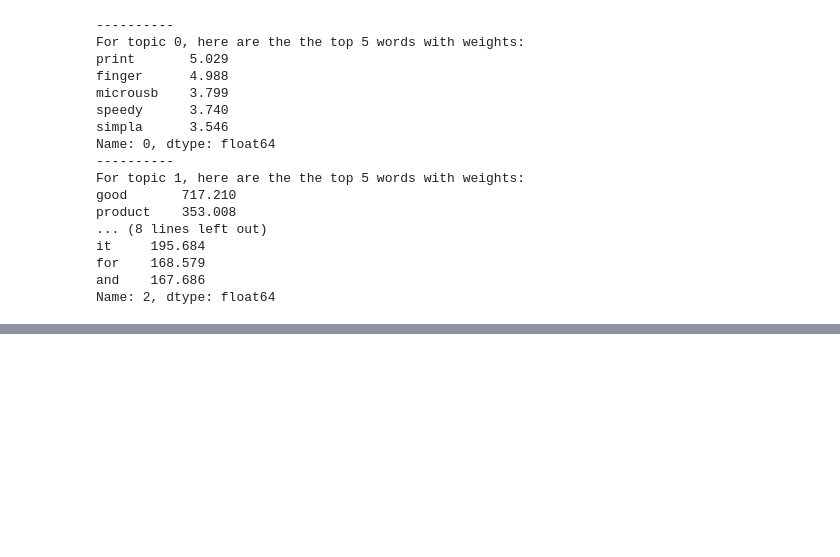
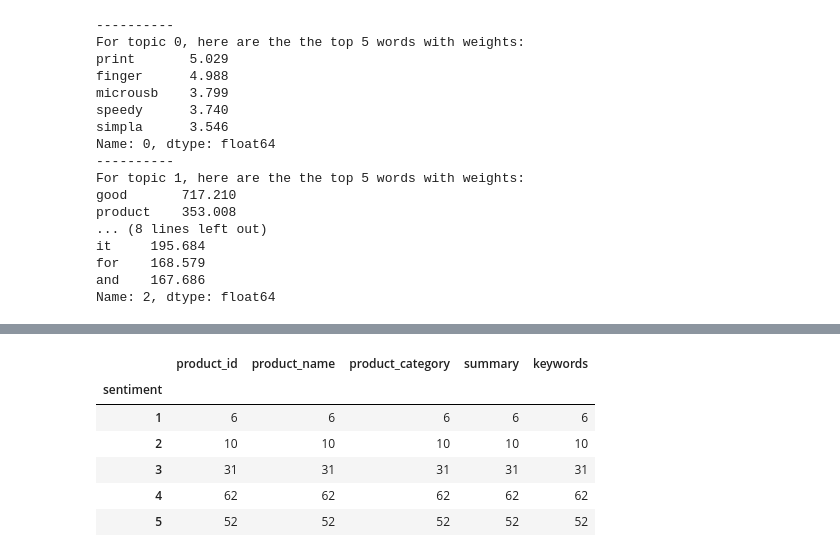
Before and after one commit to wxteh/amazon-customer-review-analysis, a Jupyter notebook: notebooks/wxteh-lda-topic-modelling.ipynb, the cells around one changed output, grey strips where cells are left out. Drawn from its saved outputs; the diff is of its cells as text; code cells hidden in the pictures; blank space fills up the shorter version.

```diff
--- a/notebooks/wxteh-lda-topic-modelling.ipynb
+++ b/notebooks/wxteh-lda-topic-modelling.ipynb
@@ -508,0 +739,10 @@ Name: 2, dtype: float64
+# %%
+df_summary[df_summary['product_category'] == 'USBCables'].groupby('sentiment').count()
+# %% [output]
+|  | product_id | product_name | product_category | summary | keywords |
+| sentiment |  |  |  |  |  |
+| 1 | 6 | 6 | 6 | 6 | 6 |
+| 2 | 10 | 10 | 10 | 10 | 10 |
+| 3 | 31 | 31 | 31 | 31 | 31 |
+| 4 | 62 | 62 | 62 | 62 | 62 |
+| 5 | 52 | 52 | 52 | 52 | 52 |
```
Also changed, not shown: parts of 33 cells of this notebook, 4 other files.
